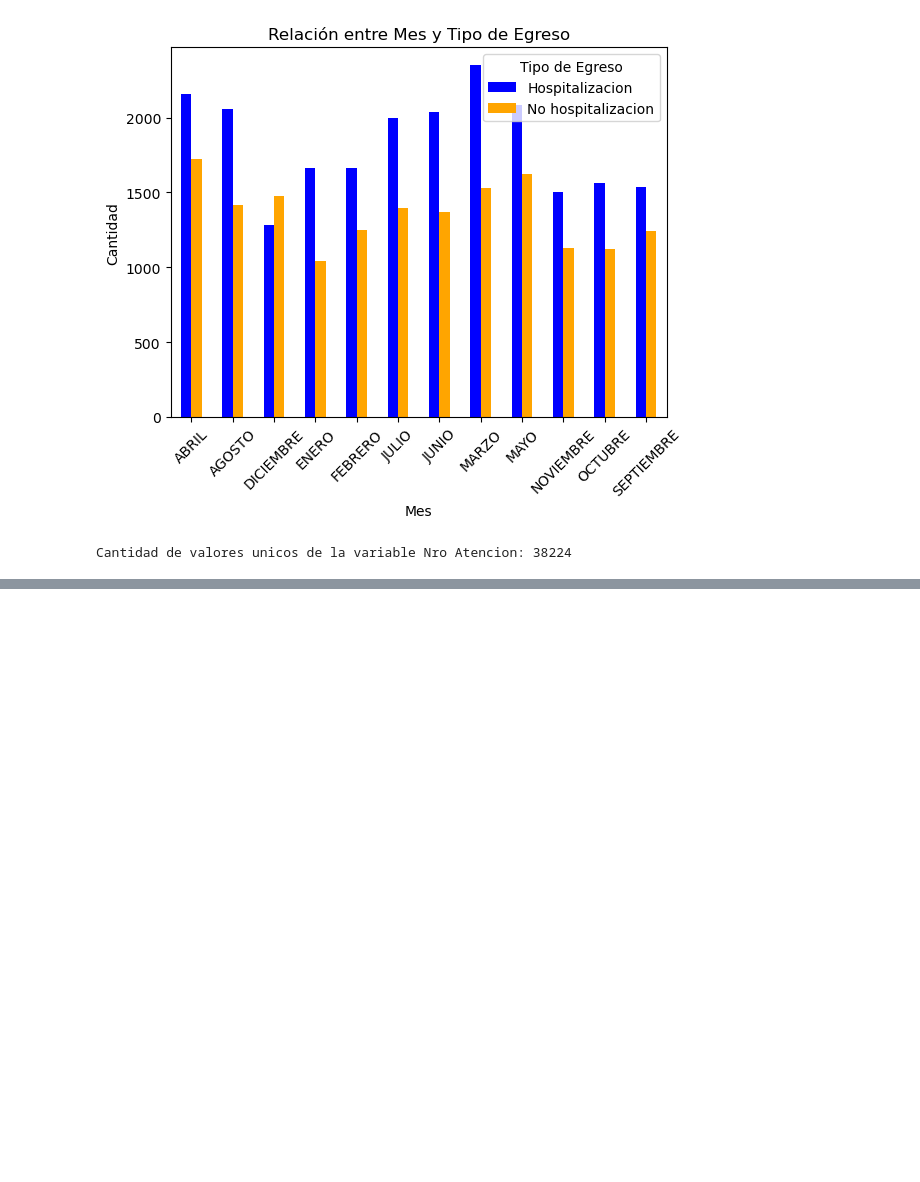
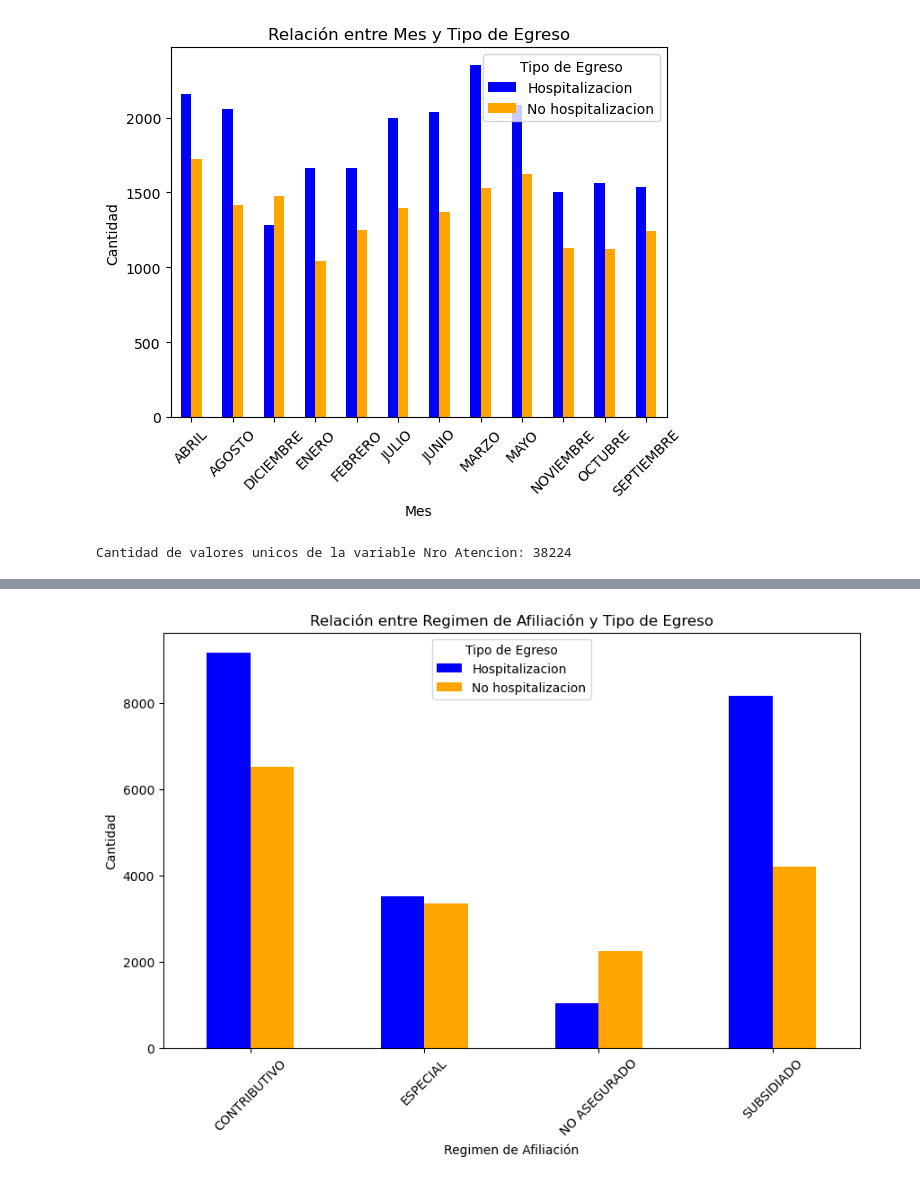
Before and after one commit to AndresBanquezBio/BDUrgencias, a Jupyter notebook: BDUrgencias.ipynb, the cells around one changed output, grey strips where cells are left out. Cells and saved outputs as stored; diff of their text form; code cells hidden in the pictures; blank space fills up the shorter version.

```diff
--- a/BDUrgencias.ipynb
+++ b/BDUrgencias.ipynb
@@ -455,0 +525,14 @@ Variables a eliminar hasta ahora: Nro Atencion, Paciente Tipo Identificacion.
+# %%
+conteo_regimen_afiliacion = df_5.groupby(['Paciente Regimen Afiliacion', 'Tipo Egreso (INTERNACION)']).size().unstack()
+
+conteo_regimen_afiliacion.plot(kind='bar', color=['blue', 'orange'], figsize=(10, 6))
+
+plt.title('Relación entre Regimen de Afiliación y Tipo de Egreso')
+plt.xlabel('Regimen de Afiliación')
+plt.ylabel('Cantidad')
+plt.xticks(rotation=45)
+plt.legend(title='Tipo de Egreso')
+
+plt.show()
+# %% [output]
+[figure, added]
```
Also changed, not shown: parts of 12 cells of this notebook.
